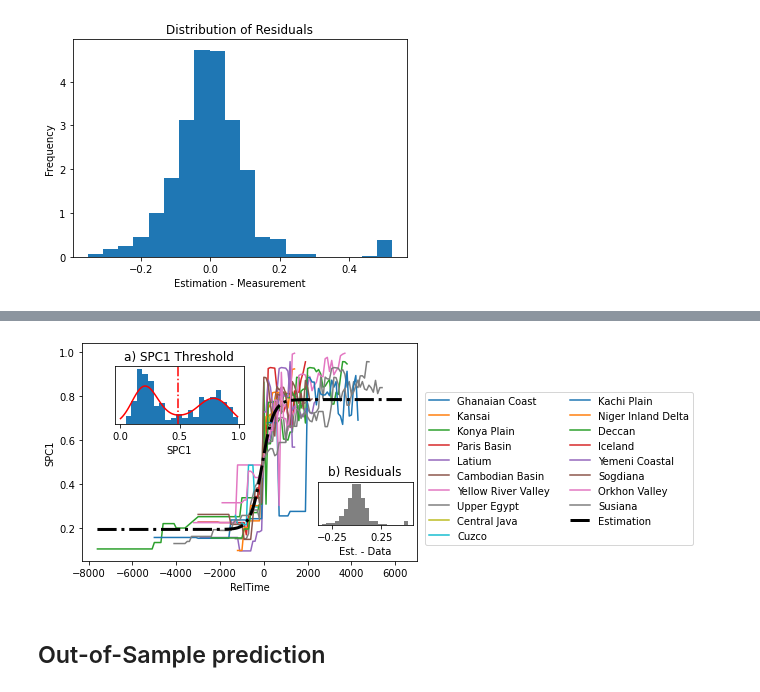
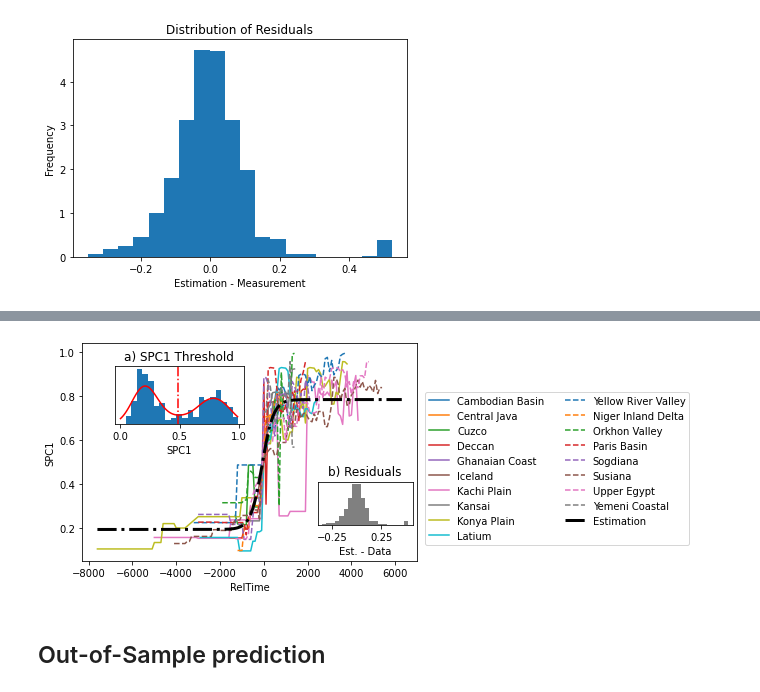
Before and after one commit to TobiasW1891/CSH_Project, a Jupyter notebook: RelTime Analysis.ipynb, the cells around one changed output, grey strips where cells are left out. Cells and saved outputs as stored; diff of their text form; code cells hidden in the pictures.

```diff
--- a/RelTime Analysis.ipynb
+++ b/RelTime Analysis.ipynb
@@ -365,7 +381,9 @@ ax2 = fig.add_axes([left, bottom, width, height])
 left, bottom, width, height = [0.67, 0.25, 0.22, 0.15]
 ax3 = fig.add_axes([left, bottom, width, height])
 
-for N in list(set(Data_RT["NGA"])):
+style = "-"
+
+for N in sorted(list(set(Data_RT["NGA"]))):
     DF = Data_RT[Data_RT["NGA"] == N]
     name = N
     # some abbreviations
@@ -375,37 +393,41 @@ for N in list(set(Data_RT["NGA"])):
         name = "Yemeni Coastal"
 
     ax1.plot(DF["RelTime"],
-             DF["SPC1"], label=name)
+             DF["SPC1"],style, label=name)
+
+
+    if N == "Latium":
+        style = "--"
     #print(N)
 
 ax1.plot(x_show*T, y_hat, "-.",label="Estimation", c = "k", linewidth=3)
 lgd = ax1.legend(bbox_to_anchor=(1.01, 0.8), ncol=2)
 ax1.set_ylabel("SPC1")
 ax1.set_xlabel("RelTime")
 
 
 ax2.hist(Data["SPC1"], bins = 20, density = True)
 x = np.arange(0,1,0.01)
 KDE = gaussian_kde(Data["SPC1"])(x)
 KDE_min = np.min(KDE[20:80])  # find the minimum in the centre
 xmin = x[KDE == KDE_min] # x-position of the minimum
 ax2.plot(x, KDE, c="red")
 ax2.axvline(xmin, linestyle="-.",c="red", )
 ax2.set_title("a) SPC1 Threshold")
 ax2.set_xlabel("SPC1")
 ax2.axes.get_yaxis().set_visible(False)
 
 
 ax3.set_title("b) Residuals")
 ax3.hist(y_est_Residuals-y_Residuals,color="grey",bins = 20, density = True)
 ax3.set_xlabel("Est. - Data")
 ax3.set_xticks(np.arange(-0.25,0.26,0.5))
 ax3.axes.get_yaxis().set_visible(False)
 
-#plt.savefig("Logistic_Residuals_RelTime.pdf",bbox_extra_artists=(lgd,),dpi=300,bbox_inches='tight')
+plt.savefig("Logistic_Residuals_RelTime.pdf",bbox_extra_artists=(lgd,),dpi=300,bbox_inches='tight')
 plt.show()
 # %% [output]
-[figure, old version]
+[figure, new version]
 # %% [markdown]
 ## Out-of-Sample prediction
 # %%
```
Also changed, not shown: parts of 35 cells of this notebook.
